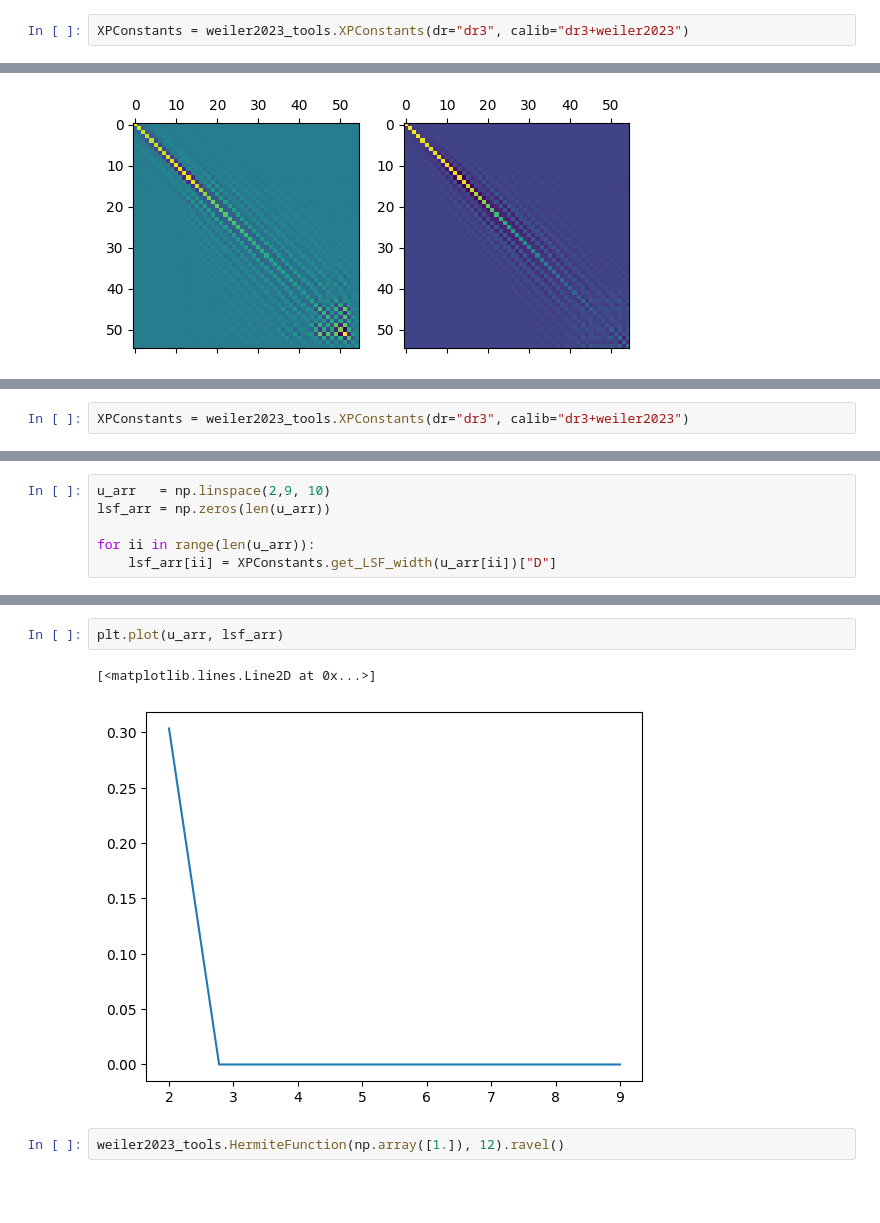
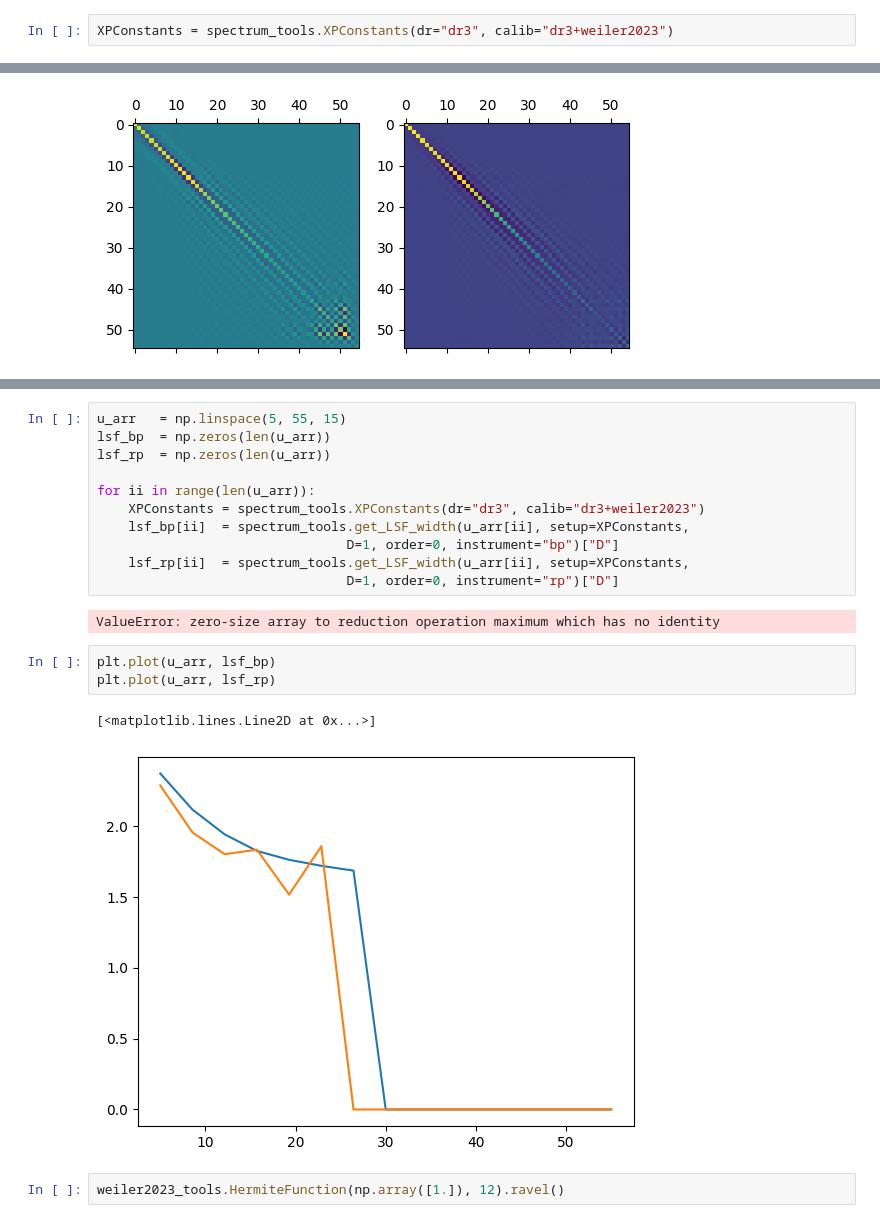
Before and after one commit to fjaellet/xp_spectral_lines, a Jupyter notebook: test_weiler_tools.ipynb, the cells around one changed output, grey strips where cells are left out. Cells and saved outputs as stored; diff of their text form; blank space fills up the shorter version.

```diff
--- a/test_weiler_tools.ipynb
+++ b/test_weiler_tools.ipynb
@@ -33,7 +29,7 @@ Text(0.5, 1.0, 'Hermite functions')
 
 The data are stored in ./ConfigurationData and can be read as follows:
 # %%
-XPConstants = weiler2023_tools.XPConstants(dr="dr3", calib="dr3+weiler2023")
+XPConstants = spectrum_tools.XPConstants(dr="dr3", calib="dr3+weiler2023")
 # %% [markdown]
 ## 3. Visualise some of the involved matrices
 
@@ -191,2 +130,0 @@ importlib.reload(weiler2023_tools)
-# %%
-XPConstants = weiler2023_tools.XPConstants(dr="dr3", calib="dr3+weiler2023")
@@ -203,6 +130,0 @@ XPConstants.get_resolution(770., instrument="rp")
-# %%
-u_arr   = np.linspace(2,9, 10)
-lsf_arr = np.zeros(len(u_arr))
-
-for ii in range(len(u_arr)):
-    lsf_arr[ii] = XPConstants.get_LSF_width(u_arr[ii])["D"]
@@ -228,8 +131,22 @@ ValueError: zero-size array to reduction operation minimum which has no identity
+# %%
+u_arr   = np.linspace(5, 55, 15)
+lsf_bp  = np.zeros(len(u_arr))
+lsf_rp  = np.zeros(len(u_arr))
+
+for ii in range(len(u_arr)):
+    XPConstants = spectrum_tools.XPConstants(dr="dr3", calib="dr3+weiler2023")
+    lsf_bp[ii]  = spectrum_tools.get_LSF_width(u_arr[ii], setup=XPConstants,
+                                D=1, order=0, instrument="bp")["D"]
+    lsf_rp[ii]  = spectrum_tools.get_LSF_width(u_arr[ii], setup=XPConstants,
+                                D=1, order=0, instrument="rp")["D"]
+# %% [output]
+ValueError: zero-size array to reduction operation maximum which has no identity
 # %%
-plt.plot(u_arr, lsf_arr)
+plt.plot(u_arr, lsf_bp)
+plt.plot(u_arr, lsf_rp)
 # %% [output]
 [<matplotlib.lines.Line2D at 0x...>]
-[figure, old version]
+[figure, new version]
 # %%
 weiler2023_tools.HermiteFunction(np.array([1.]), 12).ravel()
 # %% [output]
```
Also changed, not shown: parts of 20 cells of this notebook, 5 other files.
